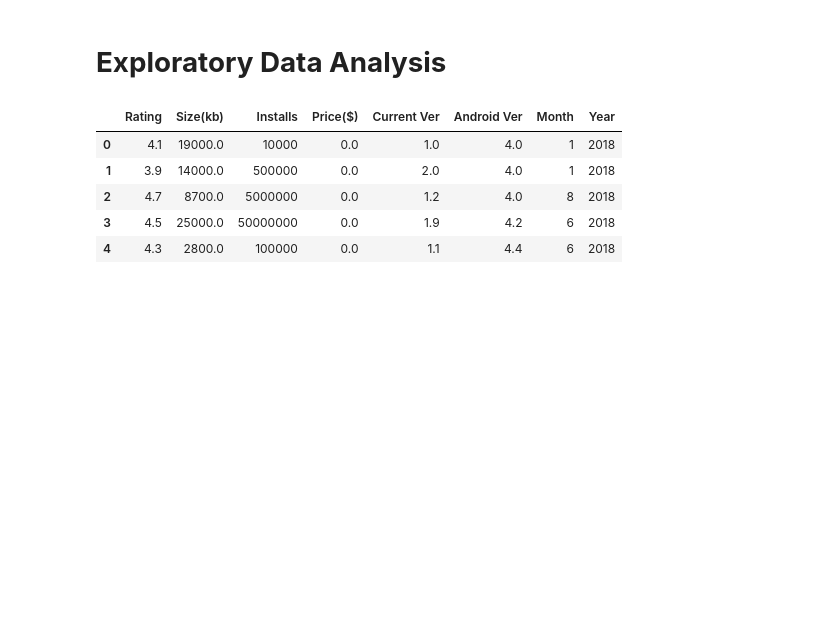
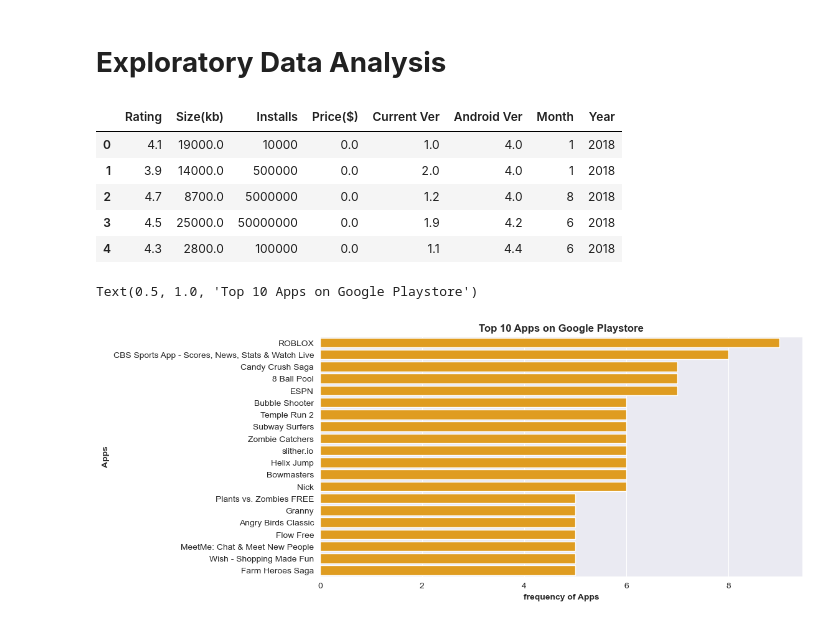
Before and after one commit to RJSINGH64/google_playstore, a Jupyter notebook: google_research.ipynb, the cells around one changed output. Cells and saved outputs as stored; diff of their text form; code cells hidden in the pictures; blank space fills up the shorter version.

```diff
--- a/google_research.ipynb
+++ b/google_research.ipynb
@@ -543,3 +618,14 @@ df_copy[num_column].head()
 | 2 | 4.7 | 8700.0 | 5000000 | 0.0 | 1.2 | 4.0 | 8 | 2018 |
 | 3 | 4.5 | 25000.0 | 50000000 | 0.0 | 1.9 | 4.2 | 6 | 2018 |
 | 4 | 4.3 | 2800.0 | 100000 | 0.0 | 1.1 | 4.4 | 6 | 2018 |
+# %%
+app=df_copy["App"].value_counts()[:20] #Top 20 apps on Google play stores
+plt.figure(figsize=(10,5))
+sns.set_style('darkgrid')
+sns.barplot(y=app.index , x=app.values , color="orange" )
+plt.xlabel("frequency of Apps" ,fontweight="bold")
+plt.ylabel("Apps" ,fontweight="bold")
+plt.title("Top 10 Apps on Google Playstore" , fontweight="bold")
+# %% [output]
+Text(0.5, 1.0, 'Top 10 Apps on Google Playstore')
+[figure, added]
```
Also changed, not shown: parts of 53 cells of this notebook, 10 other files.
